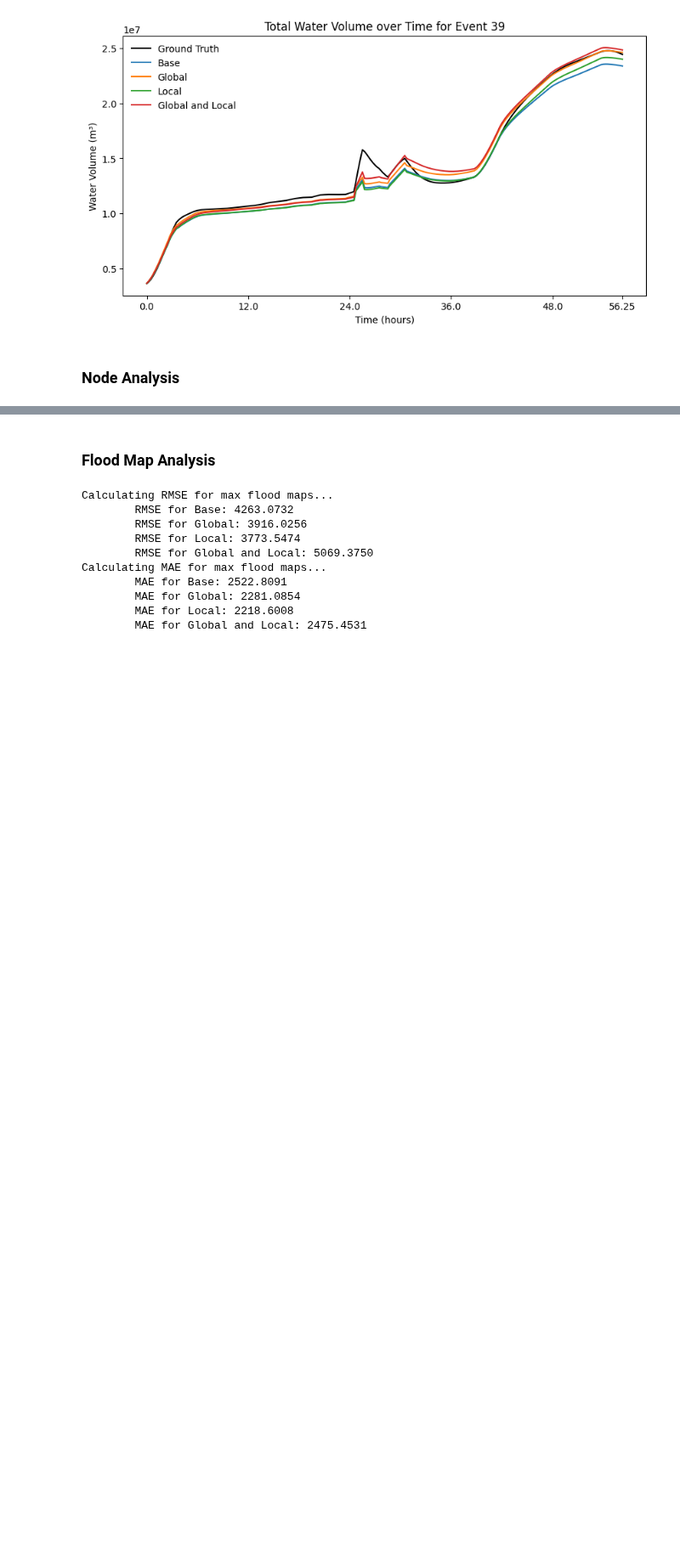
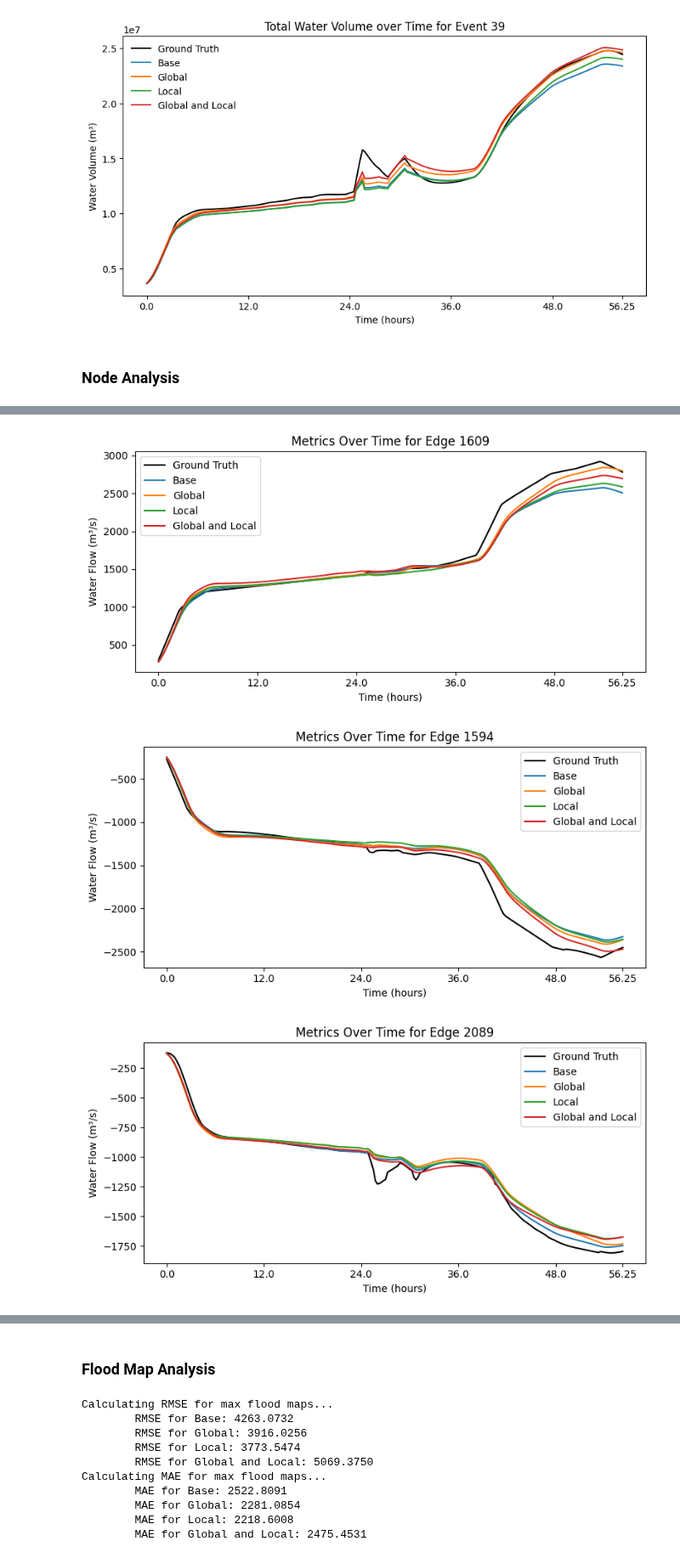
Before and after one commit to acostacos/dual_flood_gnn, a Jupyter notebook: view_results.ipynb, the cells around one changed output, grey strips where cells are left out. Shown at 85% size. Saved outputs shown, nothing was run; the diff lists cells and outputs as text; code cells hidden in the pictures; blank space fills up the shorter version.

```diff
--- a/view_results.ipynb
+++ b/view_results.ipynb
@@ -699,0 +734,21 @@ Calculating NSE for node 533...
+# %%
+# Edges connected to boundary nodes
+BOUNDARY_EDGE_IDX = [2470, 2471, 2472]
+# Top 4 highest water differences
+EDGE_IDX_MAP = {
+    # Add here if you want to set specific edges for different RUN_IDs
+}
+# SELECTED_EDGE_IDX = EDGE_IDX_MAP[RUN_ID] + BOUNDARY_EDGE_IDX
+SELECTED_EDGE_IDX = [1609, 1594, 2089, 600] # Edges located at the river
+edge_idxs = SELECTED_EDGE_IDX # + BOUNDARY_EDGE_IDX
+
+if INCLUDE_EDGES:
+    for edge_idx in edge_idxs:
+        plot_edge_values_for_all_models(metric_paths,
+                                        edge_idx,
+                                        flow_ground_truth,
+                                        labels=labels)
+# %% [output]
+[figure, added]
+[figure, added]
+[figure, added]
```
Also changed, not shown: parts of 13 cells of this notebook, 1 other file.
